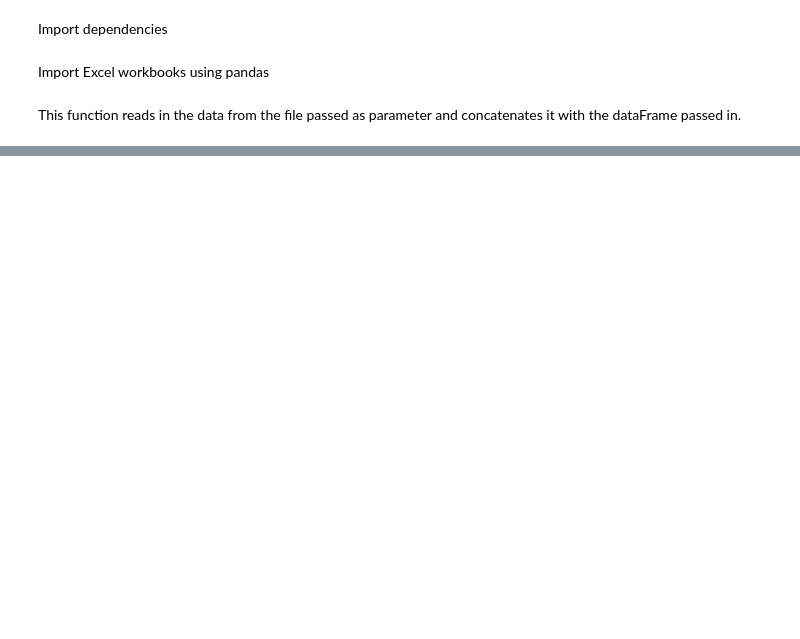
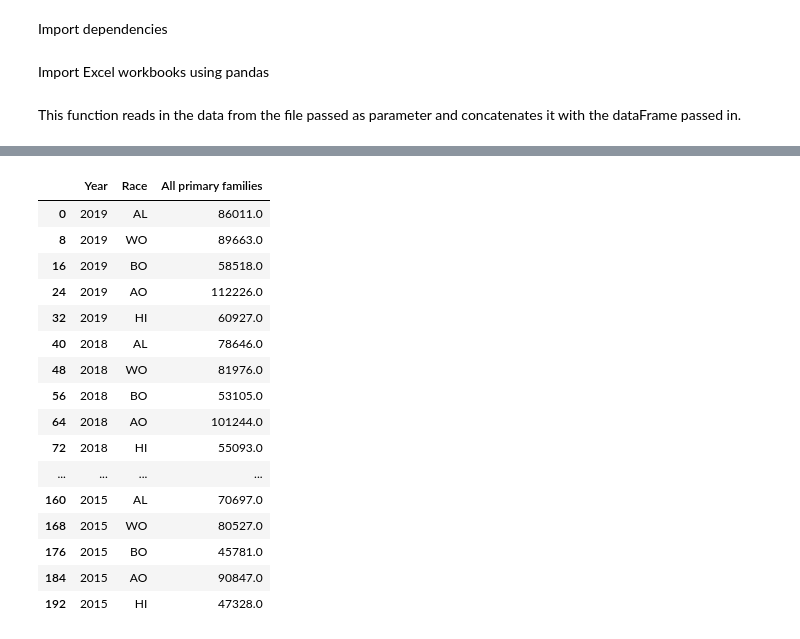
Before and after one commit to j0serobles/UCF_Data_Bootcamp_Project1, a Jupyter notebook: Data_Explore_Cleanup.ipynb, the cells around one changed output, grey strips where cells are left out. Drawn from its saved outputs; the diff is of its cells as text; code cells hidden in the pictures; blank space fills up the shorter version.

```diff
--- a/Data_Explore_Cleanup.ipynb
+++ b/Data_Explore_Cleanup.ipynb
@@ -222 +263,21 @@ fig.show()
+# %%
+temp_df
+# %% [output]
+|  | Year | Race | All primary families |
+| 0 | 2019 | AL | 86011.0 |
+| 8 | 2019 | WO | 89663.0 |
+| 16 | 2019 | BO | 58518.0 |
+| 24 | 2019 | AO | 112226.0 |
+| 32 | 2019 | HI | 60927.0 |
+| 40 | 2018 | AL | 78646.0 |
+| 48 | 2018 | WO | 81976.0 |
+| 56 | 2018 | BO | 53105.0 |
+| 64 | 2018 | AO | 101244.0 |
+| 72 | 2018 | HI | 55093.0 |
+| ... | ... | ... | ... |
+| 160 | 2015 | AL | 70697.0 |
+| 168 | 2015 | WO | 80527.0 |
+| 176 | 2015 | BO | 45781.0 |
+| 184 | 2015 | AO | 90847.0 |
+| 192 | 2015 | HI | 47328.0 |
 # %%
```
Also changed, not shown: parts of 11 cells of this notebook.
